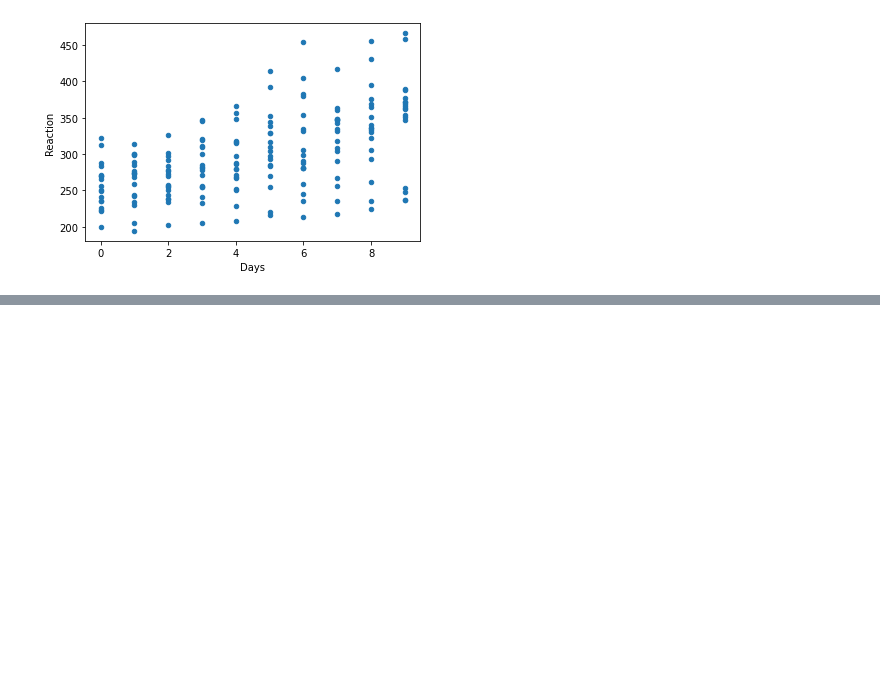
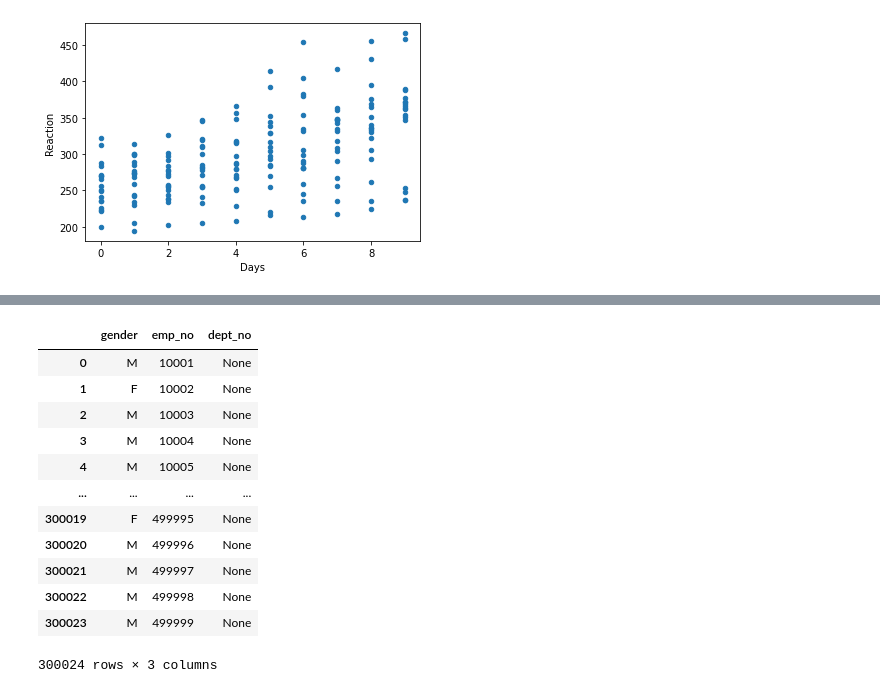
Before and after one commit to Saroj6632/statistics-exercises, a Jupyter notebook: hypothesis_testing.ipynb, the cells around one changed output, grey strips where cells are left out. Cells and saved outputs as stored; diff of their text form; code cells hidden in the pictures; blank space fills up the shorter version.

```diff
--- a/hypothesis_testing.ipynb
+++ b/hypothesis_testing.ipynb
@@ -376,0 +568,23 @@ sleep.plot.scatter('Days','Reaction')
+# %%
+import env
+url = f'mysql+pymysql://{env.username}:{env.password}@{env.host}/employees'
+sql ='''select gender,emp_no, dept_no
+from employees
+left join dept_manager using(emp_no)
+'''
+manager = pd.read_sql(sql, url)
+manager
+# %% [output]
+|  | gender | emp_no | dept_no |
+| 0 | M | 10001 | None |
+| 1 | F | 10002 | None |
+| 2 | M | 10003 | None |
+| 3 | M | 10004 | None |
+| 4 | M | 10005 | None |
+| ... | ... | ... | ... |
+| 300019 | F | 499995 | None |
+| 300020 | M | 499996 | None |
+| 300021 | M | 499997 | None |
+| 300022 | M | 499998 | None |
+| 300023 | M | 499999 | None |
+300024 rows × 3 columns
```
Also changed, not shown: parts of 42 cells of this notebook.
